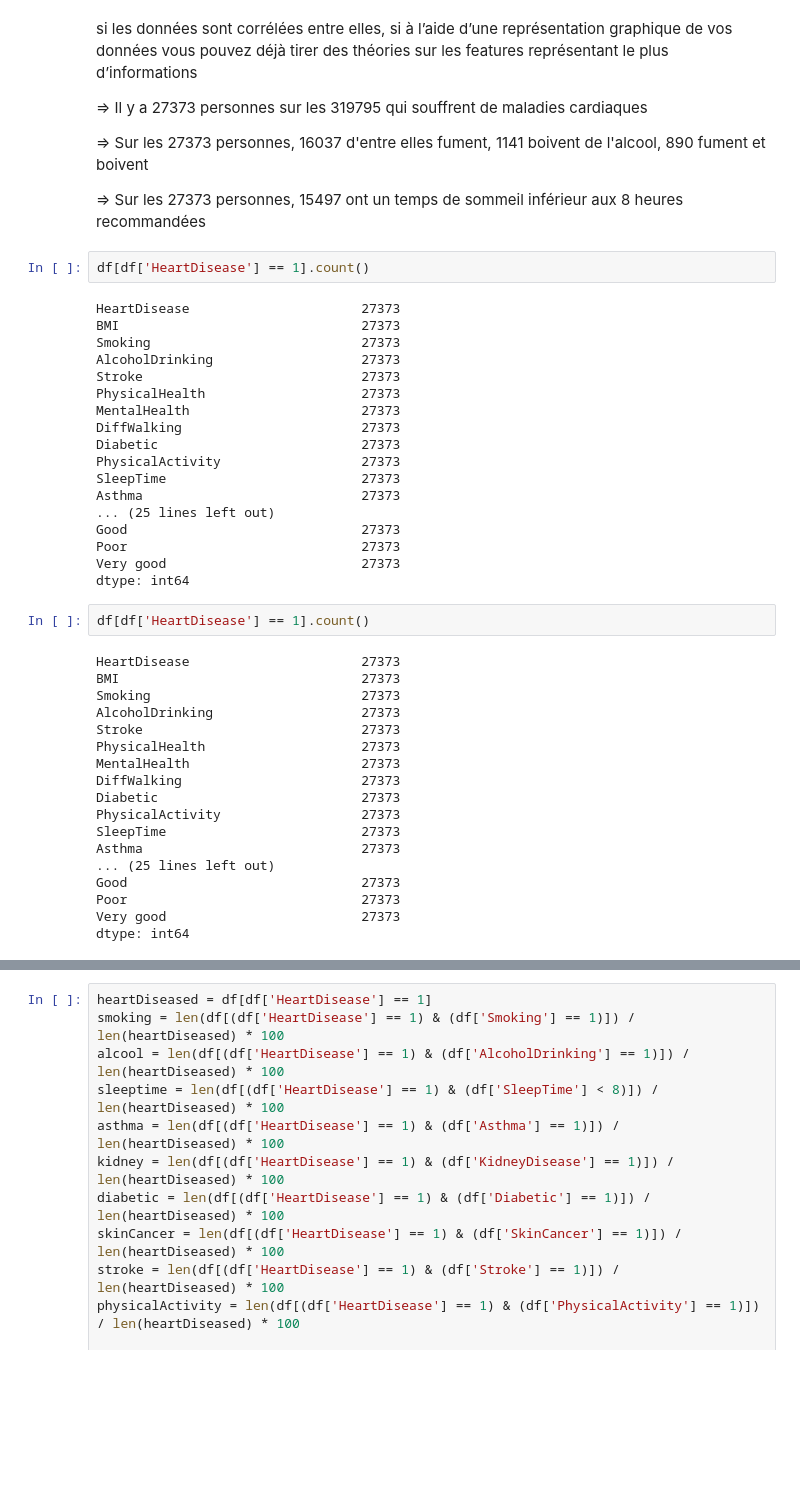
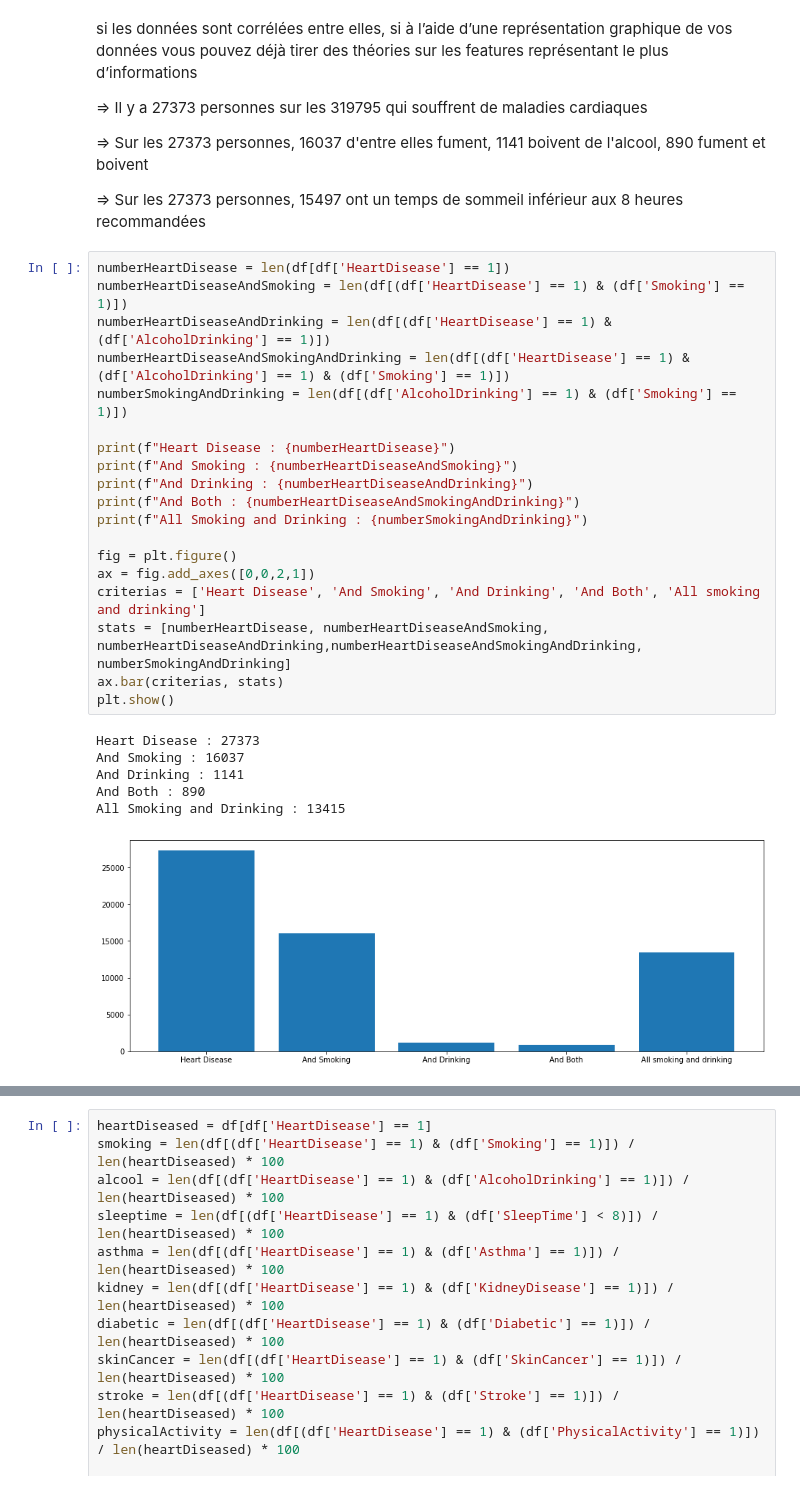
Before and after one commit to nlmz94/machineLearningHeartDisease, a Jupyter notebook: project.ipynb, the cells around one changed output, grey strips where cells are left out. Cells and saved outputs as stored; diff of their text form; blank space fills up the shorter version.

```diff
--- a/project.ipynb
+++ b/project.ipynb
@@ -120,42 +120,28 @@ features représentant le plus d’informations
 
 => Sur les 27373 personnes, 15497 ont un temps de sommeil inférieur aux 8 heures recommandées
 # %%
-df[df['HeartDisease'] == 1].count()
+numberHeartDisease = len(df[df['HeartDisease'] == 1])
+numberHeartDiseaseAndSmoking = len(df[(df['HeartDisease'] == 1) & (df['Smoking'] == 1)])
+numberHeartDiseaseAndDrinking = len(df[(df['HeartDisease'] == 1) & (df['AlcoholDrinking'] == 1)])
+numberHeartDiseaseAndSmokingAndDrinking = len(df[(df['HeartDisease'] == 1) & (df['AlcoholDrinking'] == 1) & (df['Smoking'] == 1)])
+numberSmokingAndDrinking = len(df[(df['AlcoholDrinking'] == 1) & (df['Smoking'] == 1)])
+
+print(f"Heart Disease : {numberHeartDisease}")
+print(f"And Smoking : {numberHeartDiseaseAndSmoking}")
+print(f"And Drinking : {numberHeartDiseaseAndDrinking}")
+print(f"And Both : {numberHeartDiseaseAndSmokingAndDrinking}")
+print(f"All Smoking and Drinking : {numberSmokingAndDrinking}")
+
+fig = plt.figure()
+ax = fig.add_axes([0,0,2,1])
+criterias = ['Heart Disease', 'And Smoking', 'And Drinking', 'And Both', 'All smoking and drinking']
+stats = [numberHeartDisease, numberHeartDiseaseAndSmoking, numberHeartDiseaseAndDrinking,numberHeartDiseaseAndSmokingAndDrinking, numberSmokingAndDrinking]
+ax.bar(criterias, stats)
+plt.show()
 # %% [output]
-HeartDisease                      27373
-BMI                               27373
-Smoking                           27373
-AlcoholDrinking                   27373
-Stroke                            27373
-PhysicalHealth                    27373
-MentalHealth                      27373
-DiffWalking                       27373
-Diabetic                          27373
-PhysicalActivity                  27373
-SleepTime                         27373
-Asthma                            27373
-... (25 lines left out)
-Good                              27373
-Poor                              27373
-Very good                         27373
-dtype: int64
+Heart Disease : 27373
+And Smoking : 16037
+And Drinking : 1141
+And Both : 890
+All Smoking and Drinking : 13415
+[figure, added]
-# %%
-df[df['HeartDisease'] == 1].count()
-# %% [output]
-HeartDisease                      27373
-BMI                               27373
-Smoking                           27373
-AlcoholDrinking                   27373
-Stroke                            27373
-PhysicalHealth                    27373
-MentalHealth                      27373
-DiffWalking                       27373
-Diabetic                          27373
-PhysicalActivity                  27373
-SleepTime                         27373
-Asthma                            27373
-... (25 lines left out)
-Good                              27373
-Poor                              27373
-Very good                         27373
-dtype: int64
```
Also changed, not shown: parts of 1 cell of this notebook.
